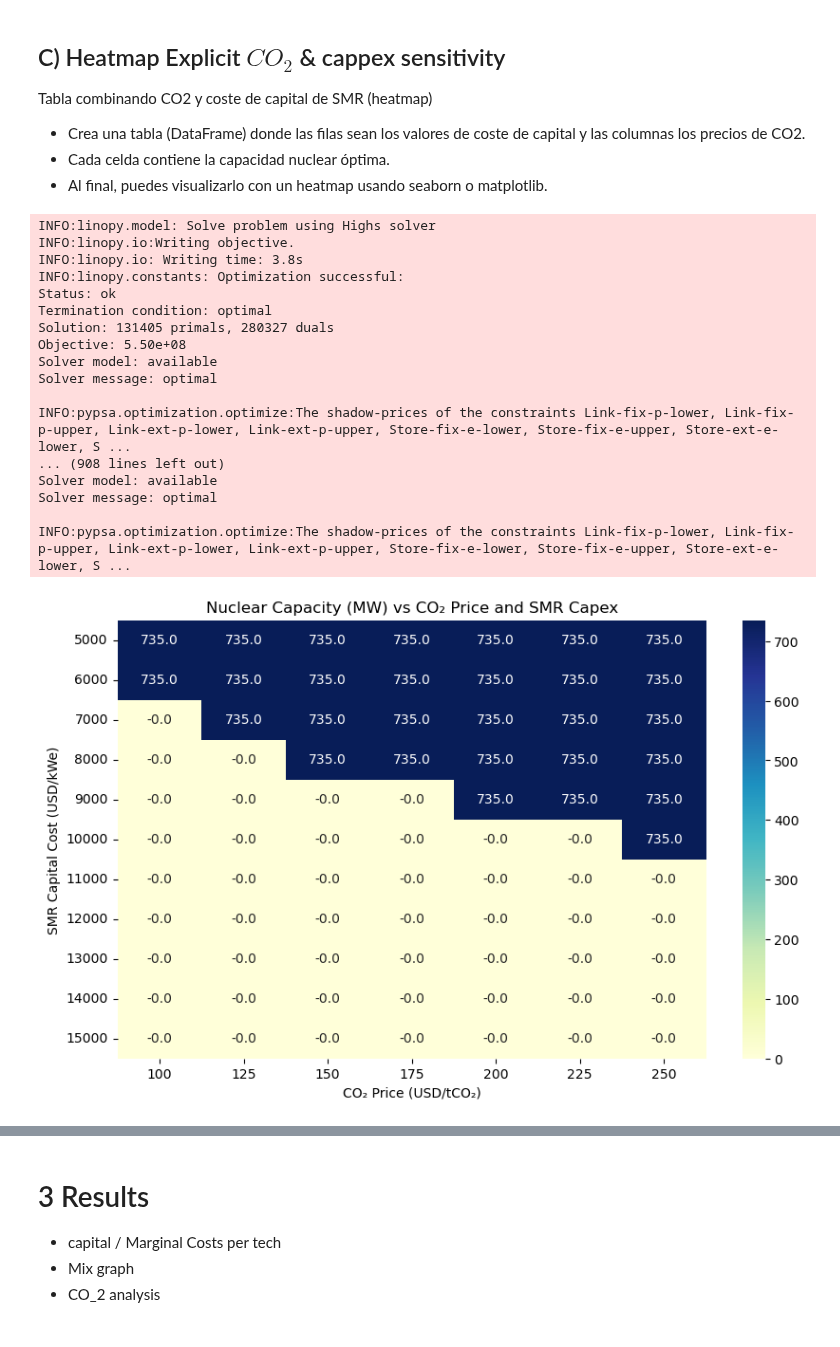
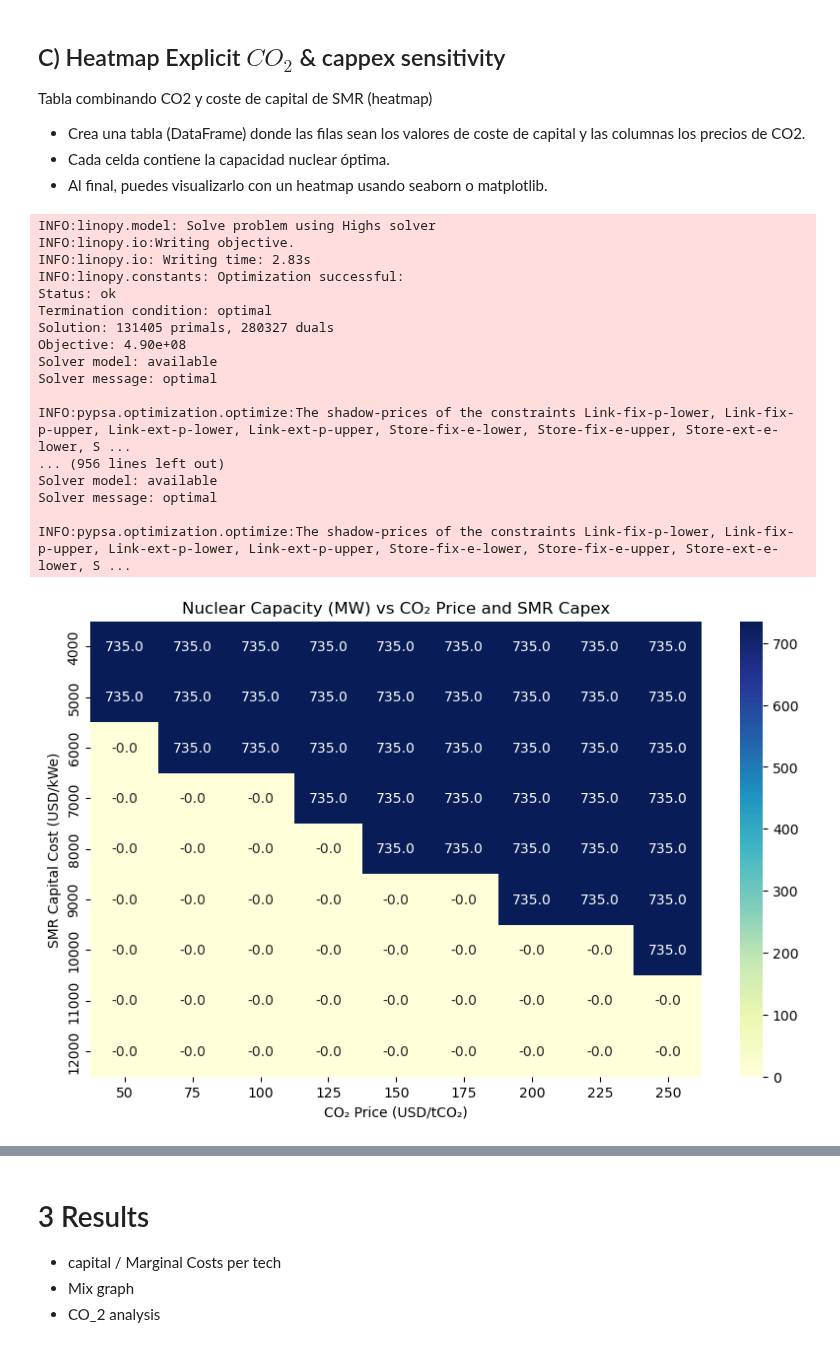
Before and after one commit to C-ansi-eof/SIDNE-Model, a Jupyter notebook: SMR_multilink.ipynb, the cells around one changed output, grey strips where cells are left out. Drawn from its saved outputs; the diff is of its cells as text; code cells hidden in the pictures.

```diff
--- a/SMR_multilink.ipynb
+++ b/SMR_multilink.ipynb
@@ -609,8 +609,8 @@ Tabla combinando CO2 y coste de capital de SMR (heatmap)
 - Cada celda contiene la capacidad nuclear óptima.
 - Al final, puedes visualizarlo con un heatmap usando seaborn o matplotlib.
 # %%
-co2_prices = np.arange(100, 251, 25)
-capex_range = np.arange(5000, 15001, 1000)
+co2_prices = np.arange(50, 251, 25)
+capex_range = np.arange(4000, 12001, 1000)
 results = pd.DataFrame(index=capex_range, columns=co2_prices)
 
 for capex in capex_range:
@@ -620,7 +620,6 @@ for capex in capex_range:
         # ... (recalcula annualized_investment, reconstruye y resuelve el modelo) ...
 
         select_rate=cost.loc["SMR_CHP","rate"] #Sensibility parameters
-
         cost["tax"] = cost["tax"].astype(float) # assign as float
         cost.loc["SMR_CHP", "tax"]=16.31 #impact of taxes, 16.31 // Source PWC
 
@@ -639,9 +638,9 @@ for capex in capex_range:
         num_snapshots = len(snapshots) # save hours of simulation in the time range
         #-----------------------------------------------------------------------------
         # Cargar el archivo ES_Price.csv e indexarlo con una serie temporal
-        price_data = pd.read_csv('./ES_Price.csv')
-        price_data.index = pd.date_range(start="2023-01-01 00:00:00", periods=8760, freq="h")
-        filtered_prices = price_data.loc[start_time:end_time]
+        # price_data = pd.read_csv('./ES_Price.csv')
+        # price_data.index = pd.date_range(start="2023-01-01 00:00:00", periods=8760, freq="h")
+        # filtered_prices = price_data.loc[start_time:end_time]
         #-----------------------------------------------------------------------------
         #-----------------------------------------------------------------------------
         heat_demand= 294 # MWth
@@ -652,13 +651,6 @@ for capex in capex_range:
         NGas_max=Heat_EnergyT/0.33
         #------------------------------------------------------------------------------
         #------------------------------------------------------------------------------
-        heat_demand= 294 # MWth
-        electricity_demand=135 # MWe
-        Heat_EnergyT=heat_demand*10 #MWh_th
-        PowerT=(heat_demand+electricity_demand)
-        EnergyT=PowerT*10 #MWh in whole simulation (change 10h per simulation snapshots)
-        NGas_max=Heat_EnergyT/0.33
-
         network=pypsa.Network() # Creates empty PyPSA network object called network
         #Each hour is a snapshot to optimize (Historical ES prices, have 8760 inputs)
         network.set_snapshots(snapshots) # set the time range with hourly frequency
@@ -775,34 +767,34 @@ for capex in capex_range:
             efficiency2=0, # no heat generation
             )
         network.optimize()
         #------------------------------------------------------------------------------
         results.at[capex, price] = network.links.at["Link_SMR_CHP", "p_nom_opt"]
         # shadow_price = network.global_constraints.at["co2_limit", "mu"]
         # print(f"Shadow Price of Carbon: {shadow_price} USD/tCO2")
         #------------------------------------------------------------------------------
 # Visualización heatmap
 plt.figure(figsize=(10,6))
 sns.heatmap(results.astype(float), annot=True, fmt=".1f", cmap="YlGnBu")
 plt.xlabel("CO₂ Price (USD/tCO₂)")
 plt.ylabel("SMR Capital Cost (USD/kWe)")
 plt.title("Nuclear Capacity (MW) vs CO₂ Price and SMR Capex")
 plt.show()
 # %% [output]
 INFO:linopy.model: Solve problem using Highs solver
 INFO:linopy.io:Writing objective.
-INFO:linopy.io: Writing time: 3.8s
+INFO:linopy.io: Writing time: 2.83s
 INFO:linopy.constants: Optimization successful:
 Status: ok
 Termination condition: optimal
 Solution: 131405 primals, 280327 duals
-Objective: 5.50e+08
+Objective: 4.90e+08
 Solver model: available
 Solver message: optimal
 
 INFO:pypsa.optimization.optimize:The shadow-prices of the constraints Link-fix-p-lower, Link-fix-p-upper, Link-ext-p-lower, Link-ext-p-upper, Store-fix-e-lower, Store-fix-e-upper, Store-ext-e-lower, S ...
-... (908 lines left out)
+... (956 lines left out)
 Solver model: available
 Solver message: optimal
 
 INFO:pypsa.optimization.optimize:The shadow-prices of the constraints Link-fix-p-lower, Link-fix-p-upper, Link-ext-p-lower, Link-ext-p-upper, Store-fix-e-lower, Store-fix-e-upper, Store-ext-e-lower, S ...
-[figure, old version]
+[figure, new version]
```
Also changed, not shown: parts of 2 cells of this notebook, 1 other file.
